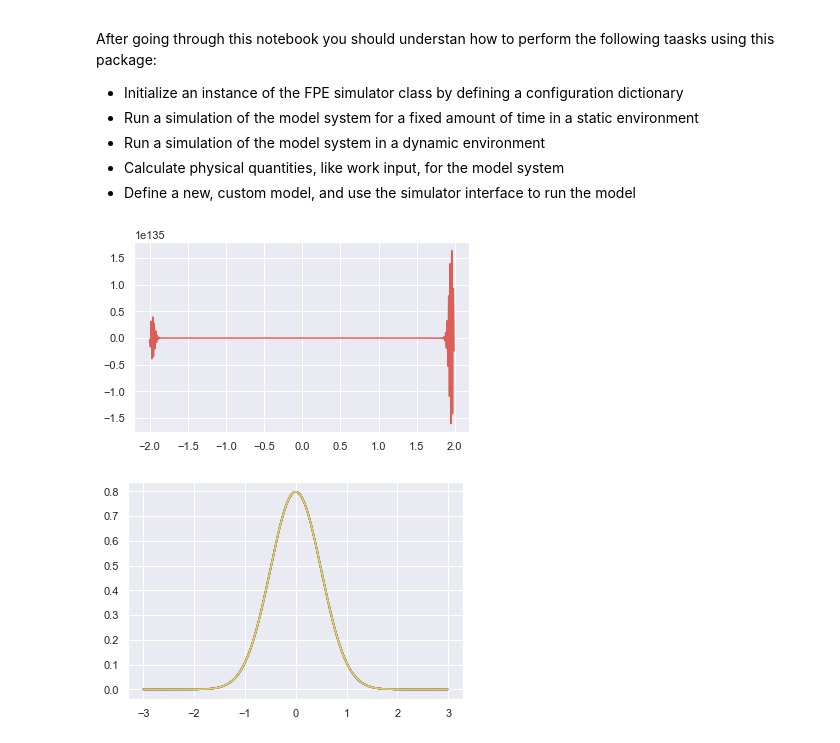
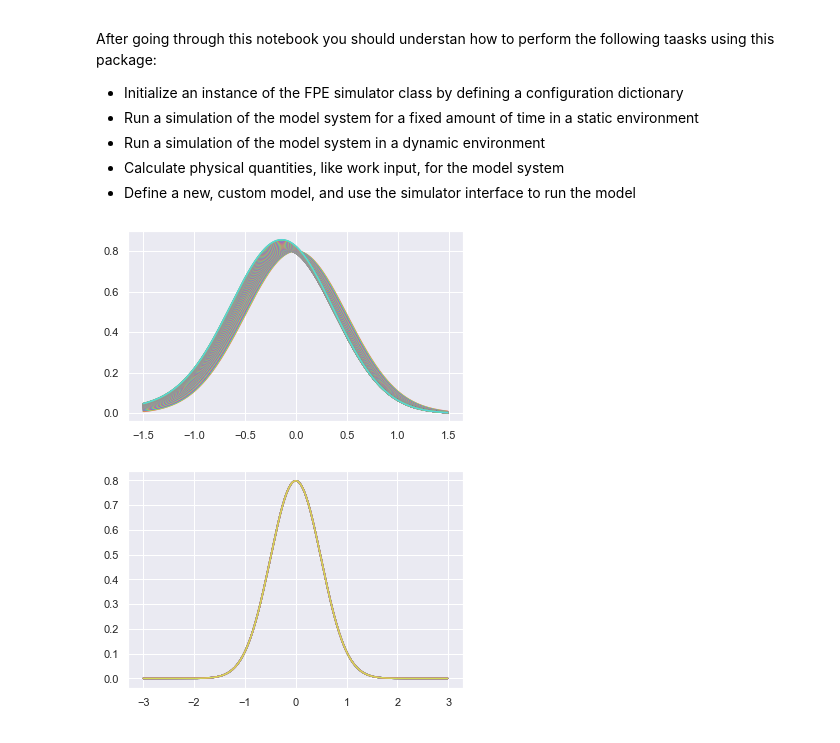
Before and after one commit to StevenJLarge/FokkerPlanck, a Jupyter notebook: notebooks/tutorials/01-simulator.ipynb, the cells around one changed output. Cells and saved outputs as stored; diff of their text form; code cells hidden in the pictures.

```diff
--- a/notebooks/tutorials/01-simulator.ipynb
+++ b/notebooks/tutorials/01-simulator.ipynb
@@ -20,10 +20,10 @@ from fokker_planck.types.basetypes import BoundaryCondition
 config = {
     "D": 1.0,
     "dx": 0.01,
-    "dt": 0.001,
-    "x_min": -2,
-    "x_max": 2,
-    "boundary_cond": BoundaryCondition.Periodic
+    "dt": 0.0001,
+    "x_min": -1.5,
+    "x_max": 1.5,
+    "boundary_cond": BoundaryCondition.HardWall
 }
 
 # An alternate, but equivalent configuration would specify, instead of x_min
@@ -32,28 +32,29 @@ config_alt = {
     "D": 1.0,
     "dx": 0.01,
     "dt": 0.0001,
-    "x_array": np.arange(-3, 3, 0.01)
+    "x_array": np.arange(-4, 4, 0.01)
 }
 # %%
 # Now we can initialize the simulator class with the configuration as well
 # as a few parameters that are intended to be used for dynamic potentials
 
-harmonic_sim = HarmonicTranslationSimulator(config, trap_init=0, trap_fin=0.1, trap_strength=4.0)
+harmonic_sim = HarmonicTranslationSimulator(
+    config, trap_init=0, trap_fin=0.5, trap_strength=4
+)
 
 # And then run the simulation
 sim_result = harmonic_sim.run_simulation(tau=1.0)
 # %%
 import matplotlib.pyplot as plt
 import seaborn as sns
 sns.set(style='darkgrid', palette='hls')
 
 fig, ax = plt.subplots(1, 1, figsize=(6, 3.5))
 
-for prob in sim_result.prob_tracker[2:]:
+for prob in sim_result.prob_tracker[::10]:
     ax.plot(sim_result._sim.fpe.x_array, prob)
-    break
 # %% [output]
-[figure, old version]
+[figure, new version]
 # %%
 from fokker_planck.Integrator import FokkerPlank1D
 import fokker_planck.forceFunctions as ff
```
Also changed, not shown: 2 other files.
